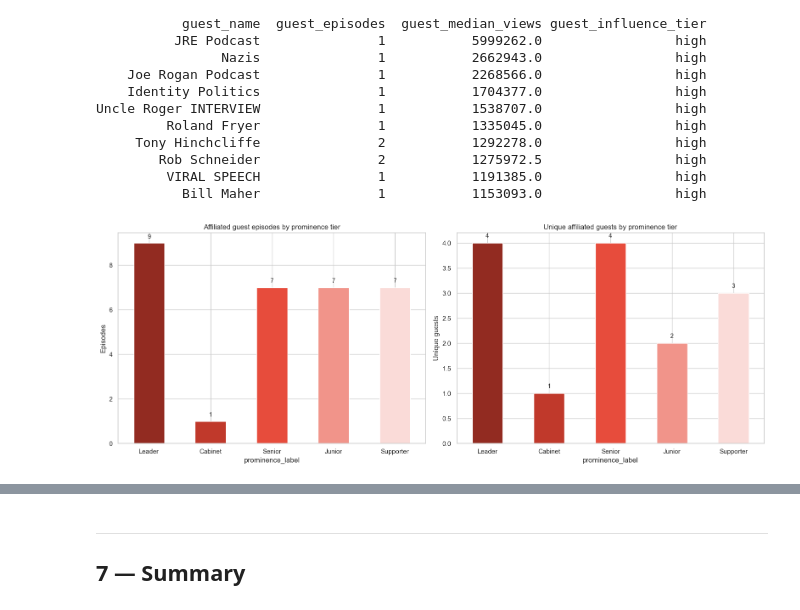
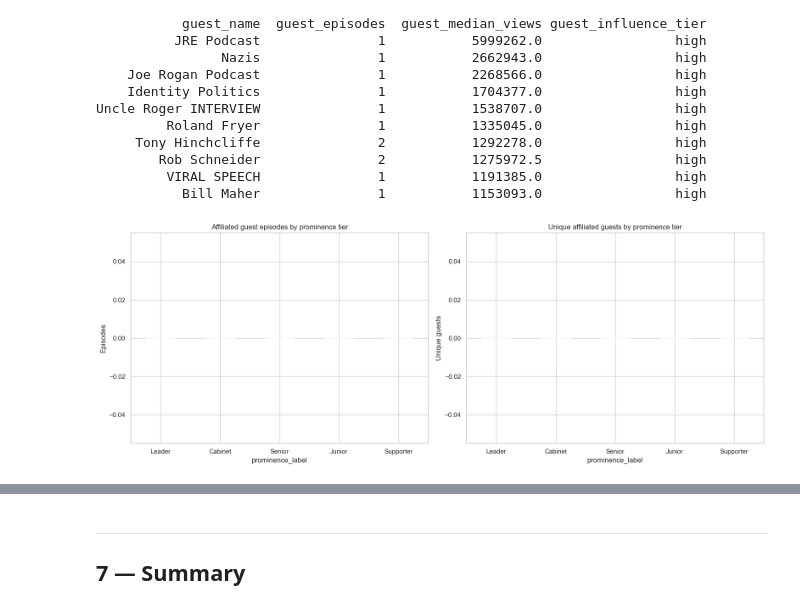
Before and after one commit to nathormond/statistics-notes, a Jupyter notebook: scripts/utils/yt-channel-data/notebooks/04-guest-interview-bias.ipynb, the cells around one changed output, grey strips where cells are left out. Saved outputs shown, nothing was run; the diff lists cells and outputs as text; code cells hidden in the pictures.

```diff
--- a/scripts/utils/yt-channel-data/notebooks/04-guest-interview-bias.ipynb
+++ b/scripts/utils/yt-channel-data/notebooks/04-guest-interview-bias.ipynb
@@ -80,6 +80,10 @@ HOSTS = {
 FALSE_POSITIVES = {
     "raw", "debate", "live", "news", "update", "trailer",
     "our thoughts", "your questions", "special episode",
+    "jre podcast", "joe rogan podcast",  # podcast name, not guest
+    "nazis",  # from "Stop Calling Everyone You Disagree With Nazis"
+    "viral speech",  # format label, not guest
+    "identity politics",  # topic, not guest
 }
 
 # Verbs and non-name words that indicate a sentence, not a name
@@ -385,6 +639,7 @@ def lookup_affiliation(name):
 
 
 df[["party", "affiliation_wing", "prominence"]] = df["guest_name"].apply(lookup_affiliation)
+df["guest_style"] = df["guest_name"].apply(get_guest_style)
 
 affiliated = df[df["party"].notna() & df["is_interview"]]
 unaffiliated_interviews = df[df["party"].isna() & df["is_interview"]]
@@ -1243,9 +1502,10 @@ aff_with_prominence["prominence"] = df.loc[aff_with_prominence.index, "prominenc
 aff_with_prominence["prominence_label"] = aff_with_prominence["prominence"].map(PROMINENCE_LABELS)
 aff_with_prominence["stance"] = df.loc[aff_with_prominence.index, "stance"]
 
-tier_order = ["Leader", "Cabinet", "Senior", "Junior", "Supporter"]
-tier_colors = {"Leader": "#922b21", "Cabinet": "#c0392b", "Senior": "#e74c3c",
-               "Junior": "#f1948a", "Supporter": "#fadbd8"}
+# Use actual PROMINENCE_LABELS values (prominence_label from .map)
+tier_order = ["Leader/Major", "Cabinet/Platform", "Senior/Established", "Junior/Regular", "Supporter/Minor"]
+tier_colors = {"Leader/Major": "#922b21", "Cabinet/Platform": "#c0392b", "Senior/Established": "#e74c3c",
+               "Junior/Regular": "#f1948a", "Supporter/Minor": "#fadbd8"}
 
 fig, (ax1, ax2) = plt.subplots(1, 2, figsize=(16, 6))
 
@@ -1263,34 +1523,34 @@ ax1.set_title("Affiliated guest episodes by prominence tier")
 ax1.set_ylabel("Episodes")
 ax1.tick_params(axis="x", rotation=0)
 for bar in ax1.patches:
     h = bar.get_height()
     if h > 0:
         ax1.text(bar.get_x() + bar.get_width() / 2, h + 0.2, f"{int(h)}",
                  ha="center", fontsize=10)
 
 # Unique guests per tier
 unique_per_tier = (
     aff_with_prominence.groupby("prominence_label")["guest_name"]
     .nunique()
     .reindex(tier_order, fill_value=0)
 )
 unique_per_tier.plot.bar(
     ax=ax2,
     color=[tier_colors.get(t, "grey") for t in unique_per_tier.index],
 )
 ax2.set_title("Unique affiliated guests by prominence tier")
 ax2.set_ylabel("Unique guests")
 ax2.tick_params(axis="x", rotation=0)
 for bar in ax2.patches:
     h = bar.get_height()
     if h > 0:
         ax2.text(bar.get_x() + bar.get_width() / 2, h + 0.1, f"{int(h)}",
                  ha="center", fontsize=10)
 
 plt.tight_layout()
 plt.show()
 # %% [output]
-[figure, old version]
+[figure, new version]
 # %%
 # --- Weighted vs unweighted bias signal (affiliated guests) ---
 # Unweighted: each episode counts as 1
```
Also changed, not shown: parts of 20 cells of this notebook, 9 other files.
